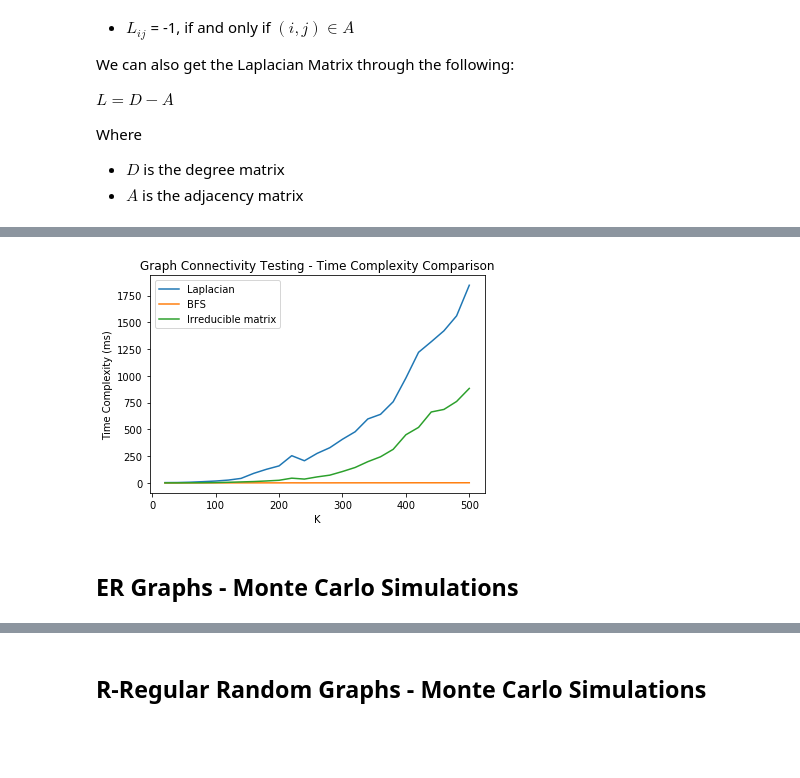
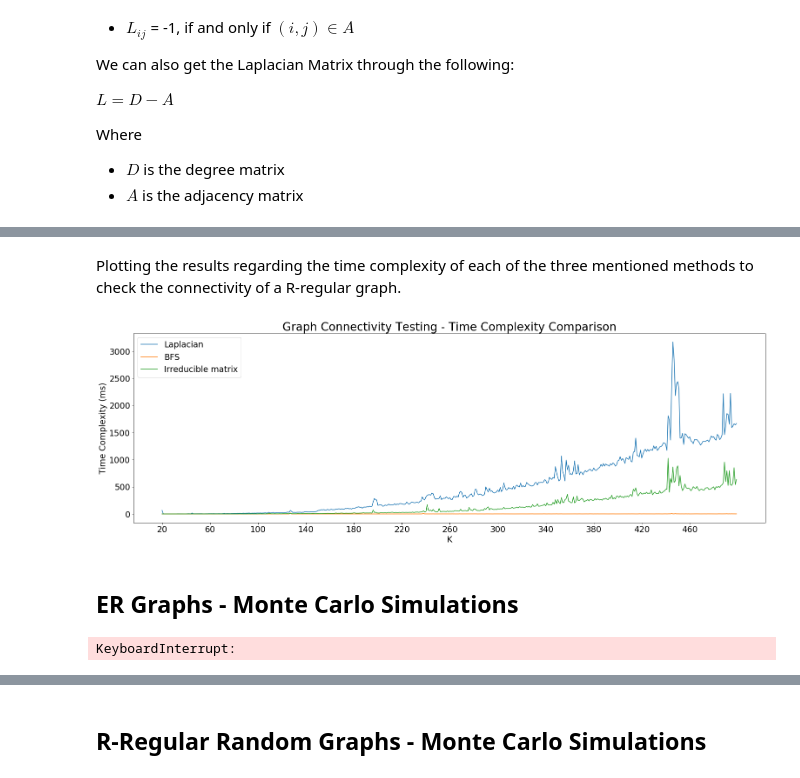
Before and after one commit to brauliovillalobos/Networking-for-Big-Data-Data-Centers-HW1-1047223, a Jupyter notebook: HW1_NBD_DataCenters.ipynb, the cells around one changed output, grey strips where cells are left out. Saved outputs shown, nothing was run; the diff lists cells and outputs as text; code cells hidden in the pictures; blank space fills up the shorter version.

```diff
--- a/HW1_NBD_DataCenters.ipynb
+++ b/HW1_NBD_DataCenters.ipynb
@@ -127,10 +144,17 @@ Where
 # %%
 def adj_matrix_f(G):
     '''
-    Uses networkx library to retrieve the Adjacency Matrix of a given graph G.
+    This function given a graph, will return the adjacency matrix of it
+
+    Parameters:
+    G -> The graph which we want to get its adjacency matrix
+
+    Output:
+    A matrix representing the adjacency matrix of the given graph
     '''
+
     node_list = sorted([x for x in G.nodes()])
-    #return(nx.to_numpy_matrix(G,nodelist= node_list))
+
     return(nx.adjacency_matrix(G, nodelist=node_list))
 # %%
 def degree_matrix(adj_matrix):
@@ -160,8 +211,22 @@ def eing_values(l_matrix):
 # %%
 def check_connectivity_laplacian(G):
     '''
-    Check connectivity through eigenvalues of the Laplacian Matrix
+    This function given a graph will check if the graph is connected or not through
+    the eigenvalues of the Laplacian Matrix of the given graph.
+
+    Parameters:
+    G -> A graph which is an object of the nx.
+
+    Outputs:
+    A boolean value. 'True' corresponds to that the adjacency matrix of the graph is irreducible
+    and 'False' otherwise
     '''
-    lapl_matrix = laplac_matrix(G)
-    eig_val = eing_values(lapl_matrix)
-    return(1 if (sorted(list(eig_val))[1]) >0 else 0)
+
+    # Producing the laplacian matrix of the given graph
+    laplac_matrix = laplacian_matrix(G)
+
+    # Computing the eigenvalues of the given laplacian matrix of the graph
+    eig_val = eing_values(laplac_matrix)
+
+
+    return(True if (sorted(list(eig_val))[1]) > 0 else Flase)
@@ -241,11 +325,17 @@ for k in k_list:
+# %% [markdown]
+Plotting the results regarding the time complexity of each of the three mentioned methods to check the connectivity of a R-regular graph.
 # %%
+plt.rcParams["figure.figsize"] = (26, 8)
 plt.plot(k_list, vec_laplacian_k,label = "Laplacian")
 plt.plot(k_list, vec_bfs_k,label = "BFS")
 plt.plot(k_list, vec_irreducible_matrix_k,label = "Irreducible matrix")
-plt.title('Graph Connectivity Testing - Time Complexity Comparison')
-plt.ylabel('Time Complexity (ms)')
-plt.xlabel('K')
-plt.legend()
+plt.title('Graph Connectivity Testing - Time Complexity Comparison', fontsize = 26)
+plt.ylabel('Time Complexity (ms)', fontsize = 19)
+plt.xlabel('K', fontsize = 19)
+plt.legend(fontsize = 19)
+plt.xticks(range(20, 500, 40), fontsize = 19)
+plt.yticks(fontsize = 19)
+plt.savefig('TimeComplexity.png')
 plt.show()
 # %% [output]
-[figure, old version]
+[figure, new version]
@@ -293,4 +390,10 @@ def er_monte_carlo_sim(K=100, M=150):
 
     return estim_prob, p_vector
 # %%
-res_simulation, p_vector = er_monte_carlo_sim(K=100, M=150)
+res_simulation, p_vector = er_monte_carlo_sim(K=100, M=30000)
+File = open('Final_Result_part1.txt', 'w')
+File.write('ER graph = '+ str(res_simulation)+'\n')
+File.write('ER graph - p_vector = ' + str(p_vector))
+File.close()
+# %% [output]
+KeyboardInterrupt:
```
Also changed, not shown: parts of 46 cells of this notebook.
